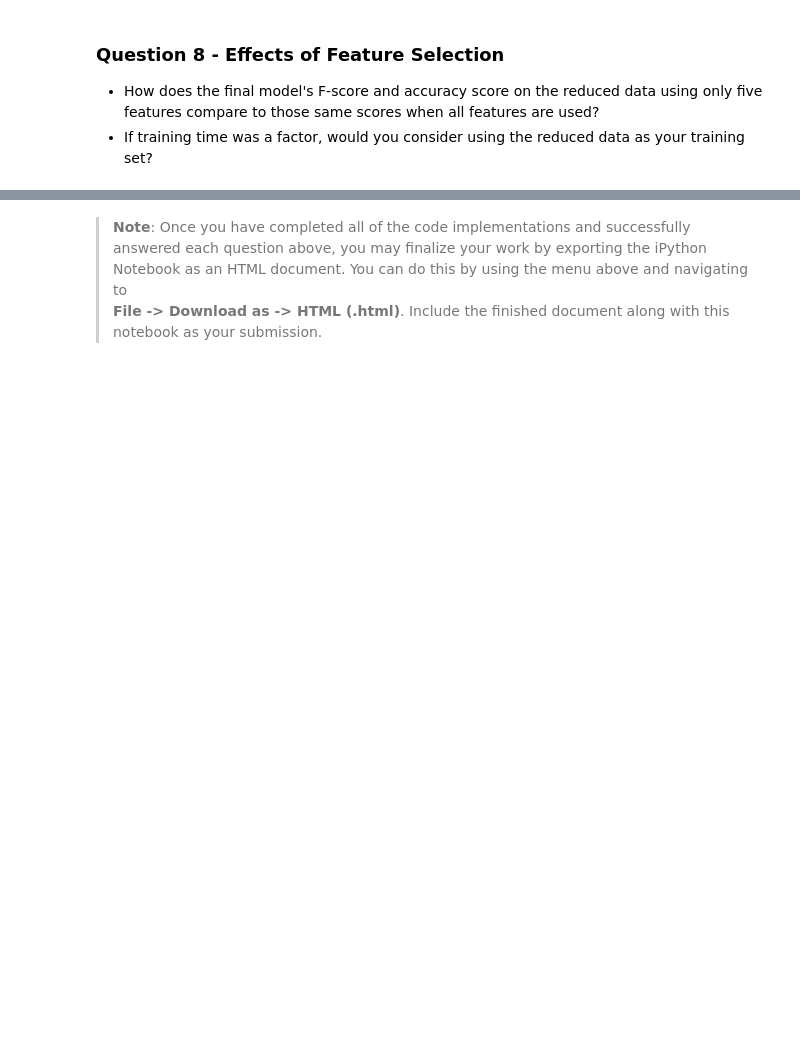
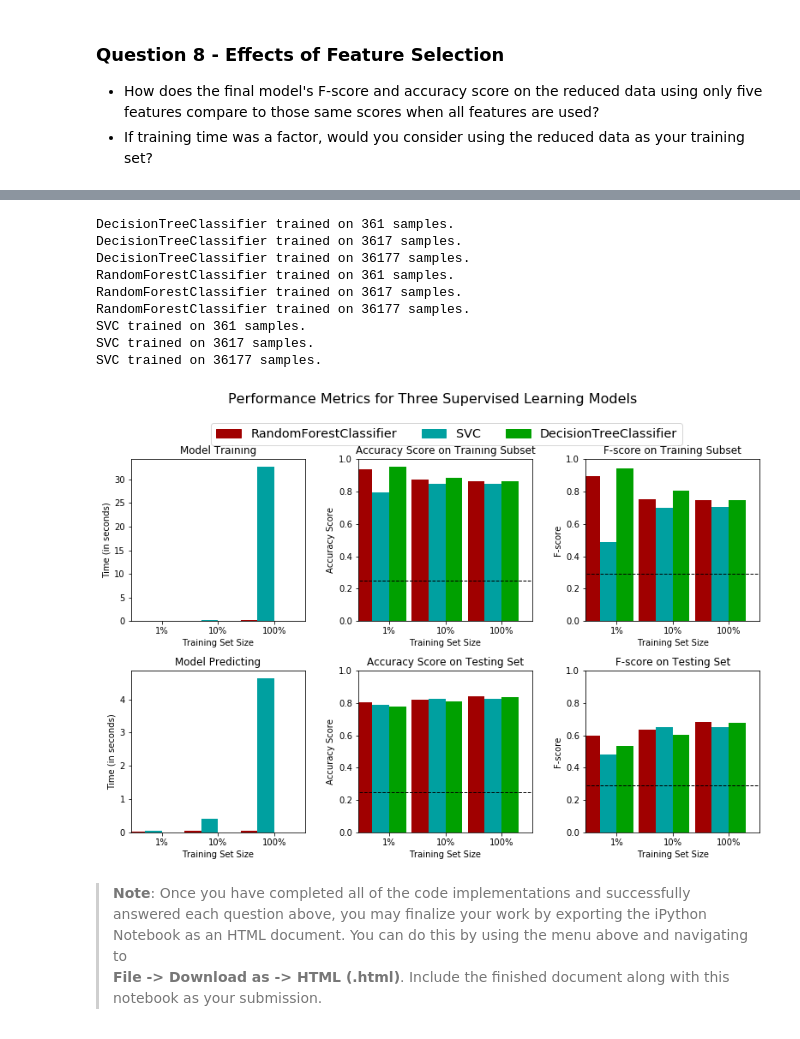
Before and after one commit to yuhow/udacity_nano_ML_course, a Jupyter notebook: finding_donors/finding_donors_yhc.ipynb, the cells around one changed output, grey strips where cells are left out. Cells and saved outputs as stored; diff of their text form; code cells hidden in the pictures; blank space fills up the shorter version.

```diff
--- a/finding_donors/finding_donors_yhc.ipynb
+++ b/finding_donors/finding_donors_yhc.ipynb
@@ -708,3 +718,29 @@ F-score on testing data: 0.7006
+# %%
+clf_A_ref = DecisionTreeClassifier(random_state=0)
+clf_B_ref = RandomForestClassifier(random_state=0)
+clf_C_ref = SVC(random_state=0)
+
+results_ref = {}
+for clf in [clf_A_ref, clf_B_ref, clf_C_ref]:
+    clf_name = clf.__class__.__name__
+    results_ref[clf_name] = {}
+    for i, samples in enumerate([samples_1, samples_10, samples_100]):
+        results_ref[clf_name][i] = \
+        train_predict(clf, samples, X_train_reduced, y_train, X_test_reduced, y_test)
+
+# Run metrics visualization for the three supervised learning models chosen
+vs.evaluate(results_ref, accuracy, fscore)
+# %% [output]
+DecisionTreeClassifier trained on 361 samples.
+DecisionTreeClassifier trained on 3617 samples.
+DecisionTreeClassifier trained on 36177 samples.
+RandomForestClassifier trained on 361 samples.
+RandomForestClassifier trained on 3617 samples.
+RandomForestClassifier trained on 36177 samples.
+SVC trained on 361 samples.
+SVC trained on 3617 samples.
+SVC trained on 36177 samples.
+[figure, added]
 # %% [markdown]
 > **Note**: Once you have completed all of the code implementations and successfully answered each question above, you may finalize your work by exporting the iPython Notebook as an HTML document. You can do this by using the menu above and navigating to
 **File -> Download as -> HTML (.html)**. Include the finished document along with this notebook as your submission.
```
Also changed, not shown: parts of 12 cells of this notebook, 1 other file.
